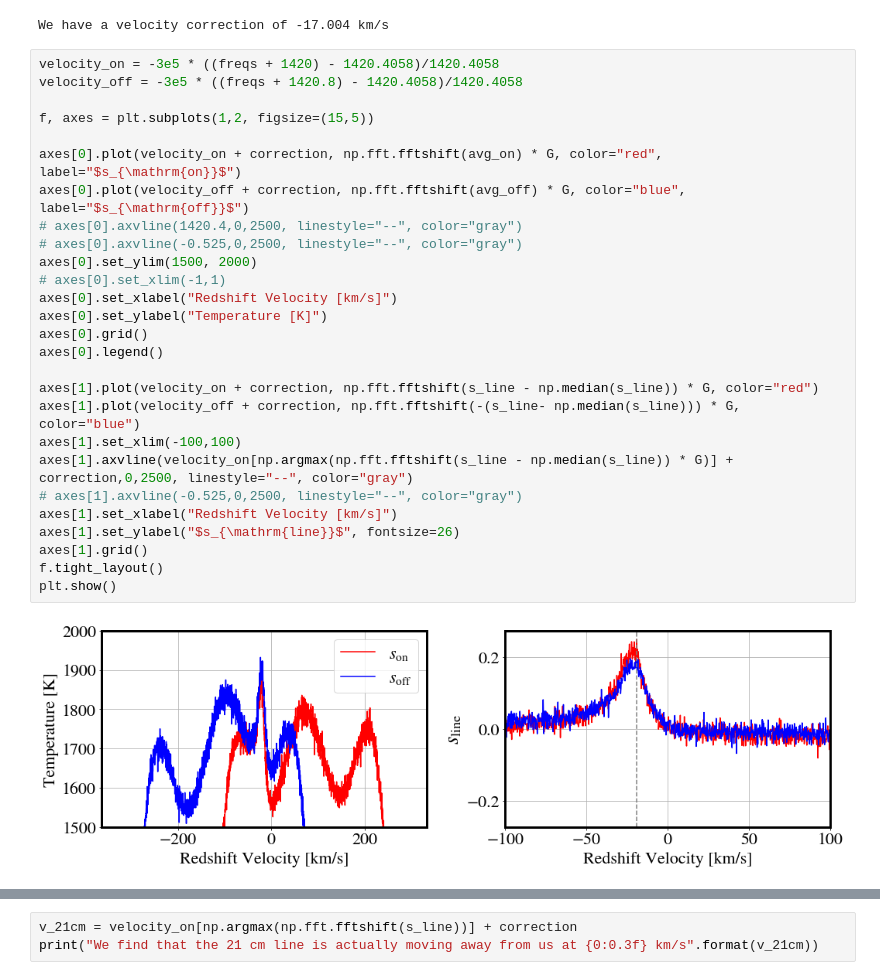
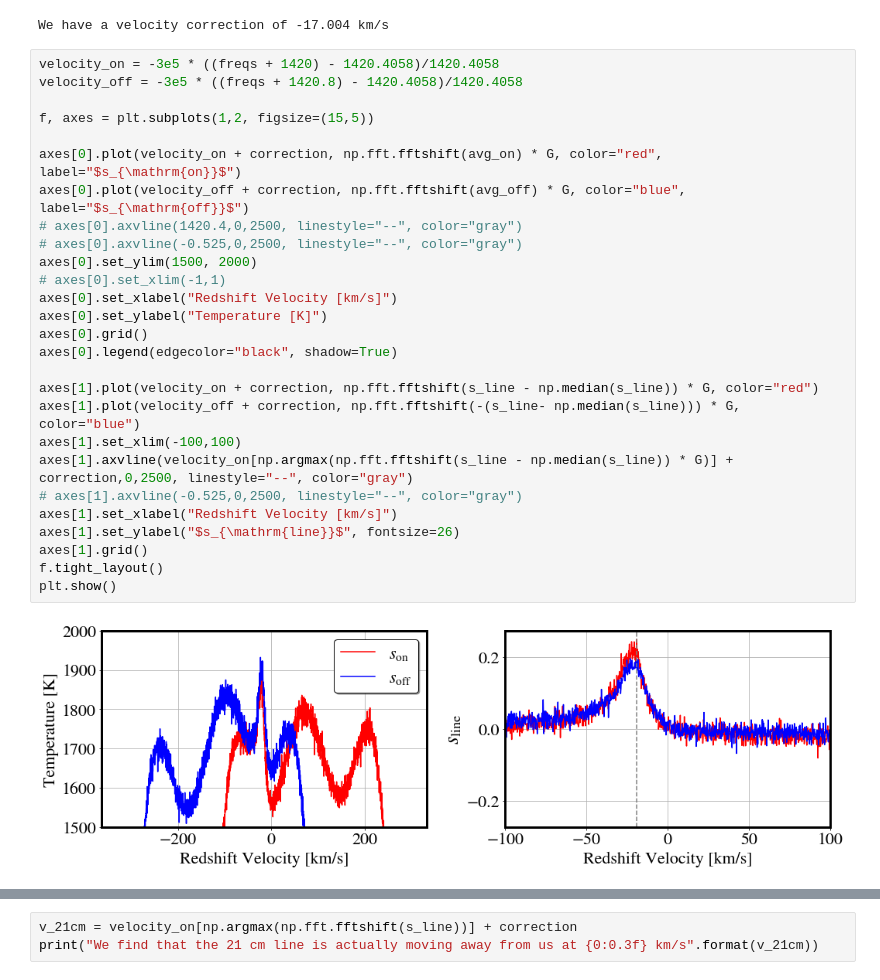
Before and after one commit to James11222/radiolab_repo, a Jupyter notebook: lab2/James/Lab2_Analysis.ipynb, the cells around one changed output, grey strips where cells are left out. Drawn from its saved outputs; the diff is of its cells as text.

```diff
--- a/lab2/James/Lab2_Analysis.ipynb
+++ b/lab2/James/Lab2_Analysis.ipynb
@@ -184,29 +184,29 @@ We have a velocity correction of -17.004 km/s
 # %%
 velocity_on = -3e5 * ((freqs + 1420) - 1420.4058)/1420.4058
 velocity_off = -3e5 * ((freqs + 1420.8) - 1420.4058)/1420.4058
 
 f, axes = plt.subplots(1,2, figsize=(15,5))
 
 axes[0].plot(velocity_on + correction, np.fft.fftshift(avg_on) * G, color="red", label="$s_{\mathrm{on}}$")
 axes[0].plot(velocity_off + correction, np.fft.fftshift(avg_off) * G, color="blue", label="$s_{\mathrm{off}}$")
 # axes[0].axvline(1420.4,0,2500, linestyle="--", color="gray")
 # axes[0].axvline(-0.525,0,2500, linestyle="--", color="gray")
 axes[0].set_ylim(1500, 2000)
 # axes[0].set_xlim(-1,1)
 axes[0].set_xlabel("Redshift Velocity [km/s]")
 axes[0].set_ylabel("Temperature [K]")
 axes[0].grid()
-axes[0].legend()
+axes[0].legend(edgecolor="black", shadow=True)
 
 axes[1].plot(velocity_on + correction, np.fft.fftshift(s_line - np.median(s_line)) * G, color="red")
 axes[1].plot(velocity_off + correction, np.fft.fftshift(-(s_line- np.median(s_line))) * G, color="blue")
 axes[1].set_xlim(-100,100)
 axes[1].axvline(velocity_on[np.argmax(np.fft.fftshift(s_line - np.median(s_line)) * G)] + correction,0,2500, linestyle="--", color="gray")
 # axes[1].axvline(-0.525,0,2500, linestyle="--", color="gray")
 axes[1].set_xlabel("Redshift Velocity [km/s]")
 axes[1].set_ylabel("$s_{\mathrm{line}}$", fontsize=26)
 axes[1].grid()
 f.tight_layout()
 plt.show()
 # %% [output]
-[figure, old version]
+[figure, new version]
```
Also changed, not shown: parts of 7 cells of this notebook, 1 other file.
